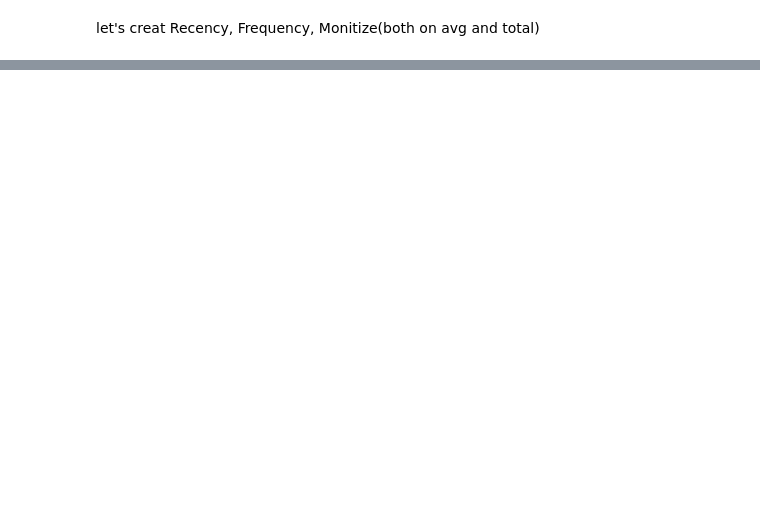
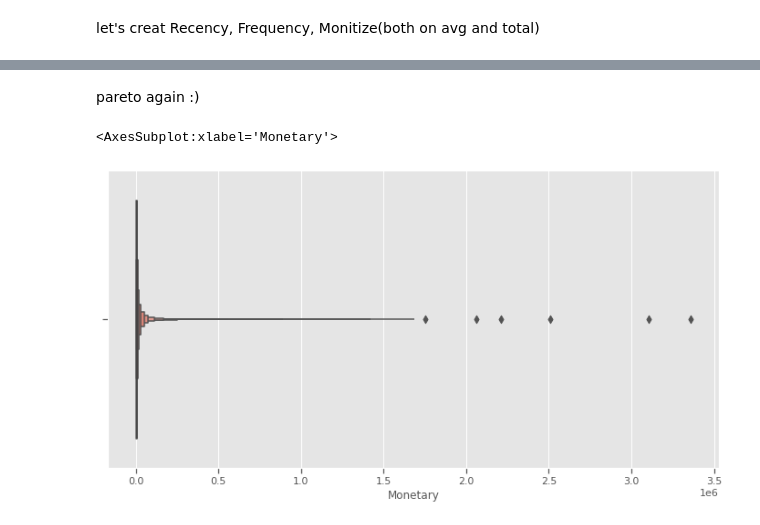
Before and after one commit to alephba/interview_tasks, a Jupyter notebook: src/notebook.ipynb, the cells around one changed output, grey strips where cells are left out. Cells and saved outputs as stored; diff of their text form; code cells hidden in the pictures; blank space fills up the shorter version.

```diff
--- a/src/notebook.ipynb
+++ b/src/notebook.ipynb
@@ -158,0 +191,7 @@ let's creat Recency, Frequency, Monitize(both on avg and total)
+# %% [markdown]
+pareto again :)
+# %%
+sns.boxenplot(freq_mon.Monetary)
+# %% [output]
+<AxesSubplot:xlabel='Monetary'>
+[figure, added]
```
Also changed, not shown: parts of 13 cells of this notebook.
